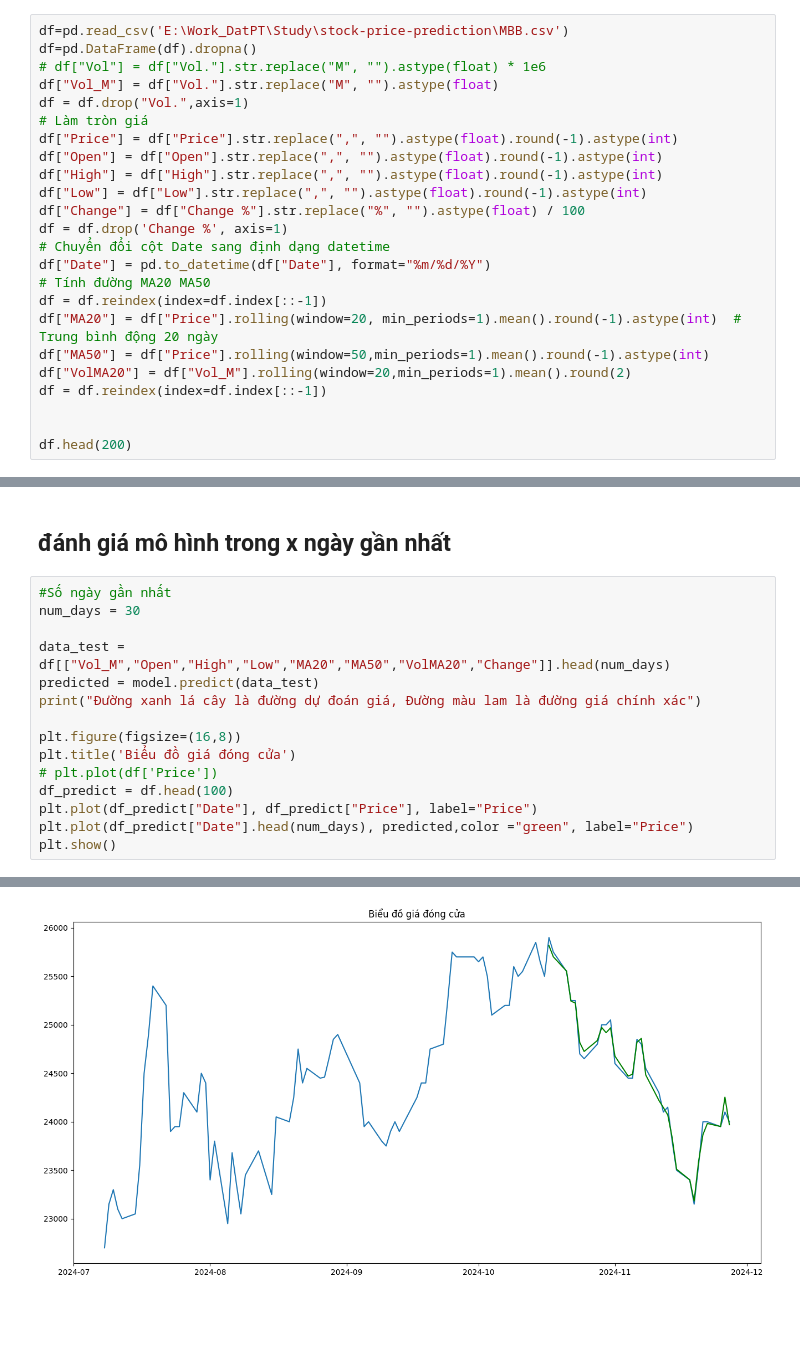
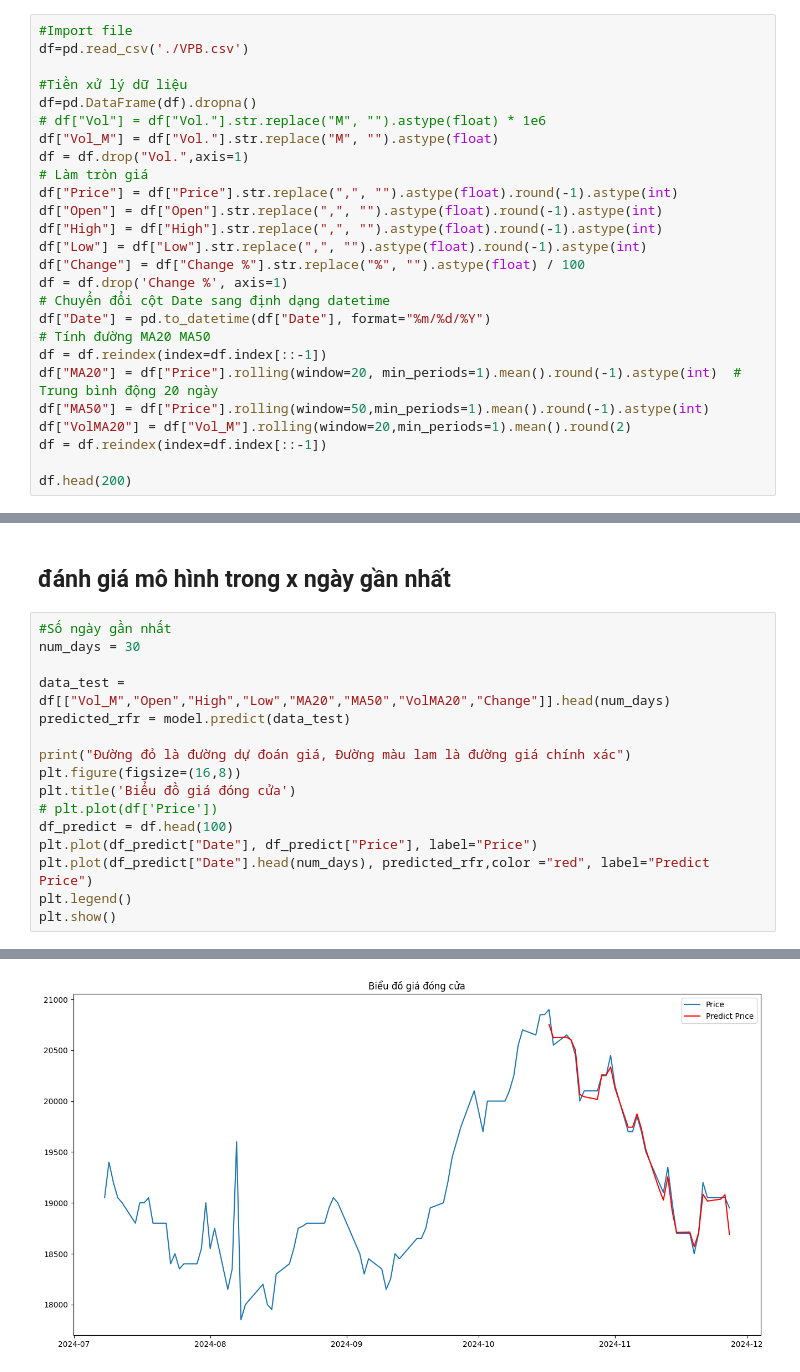
Before and after one commit to DatPham1001/stock-price-prediction, a Jupyter notebook: stock-prediction.ipynb, the cells around one changed output, grey strips where cells are left out. Cells and saved outputs as stored; diff of their text form; blank space fills up the shorter version.

```diff
--- a/stock-prediction.ipynb
+++ b/stock-prediction.ipynb
@@ -14,7 +14,10 @@ from sklearn.model_selection import train_test_split
 from sklearn.metrics import r2_score, mean_squared_error, mean_absolute_error
 warnings.filterwarnings("ignore")
 # %%
-df=pd.read_csv('E:\Work_DatPT\Study\stock-price-prediction\MBB.csv')
+#Import file
+df=pd.read_csv('./VPB.csv')
+
+#Tiền xử lý dữ liệu
 df=pd.DataFrame(df).dropna()
 # df["Vol"] = df["Vol."].str.replace("M", "").astype(float) * 1e6
 df["Vol_M"] = df["Vol."].str.replace("M", "").astype(float)
@@ -35,7 +38,6 @@ df["MA50"] = df["Price"].rolling(window=50,min_periods=1).mean().round(-1).astyp
 df["VolMA20"] = df["Vol_M"].rolling(window=20,min_periods=1).mean().round(2)
 df = df.reindex(index=df.index[::-1])
 
-
 df.head(200)
 # %% [output]
 |  | Date | Price | Open | High | Low | Vol_M | Change | MA20 | MA50 | VolMA20 |
@@ -131,14 +134,15 @@ RMSE nhỏ hơn 1% so với giá trị cổ phiếu, điều này cũng là mộ
 num_days = 30
 
 data_test =  df[["Vol_M","Open","High","Low","MA20","MA50","VolMA20","Change"]].head(num_days)
-predicted = model.predict(data_test)
-print("Đường xanh lá cây là đường dự đoán giá, Đường màu lam là đường giá chính xác")
+predicted_rfr = model.predict(data_test)
 
+print("Đường đỏ là đường dự đoán giá, Đường màu lam là đường giá chính xác")
 plt.figure(figsize=(16,8))
 plt.title('Biểu đồ giá đóng cửa')
 # plt.plot(df['Price'])
 df_predict = df.head(100)
 plt.plot(df_predict["Date"], df_predict["Price"], label="Price")
-plt.plot(df_predict["Date"].head(num_days), predicted,color ="green", label="Price")
+plt.plot(df_predict["Date"].head(num_days), predicted_rfr,color ="red", label="Predict Price")
+plt.legend()
 plt.show()
 # %% [output]
@@ -146 +150 @@ plt.show()
-[figure, old version]
+[figure, new version]
```
Also changed, not shown: parts of 20 cells of this notebook, 3 other files.
